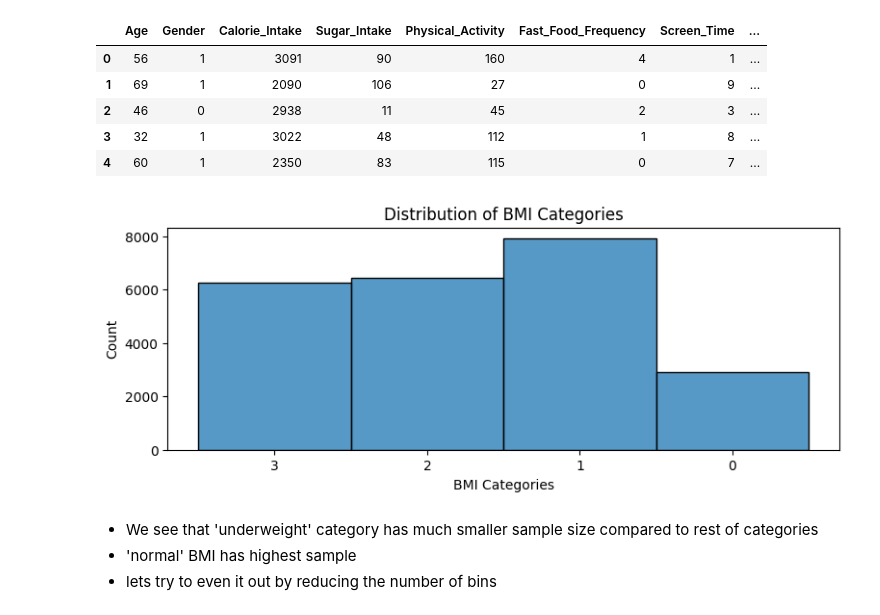
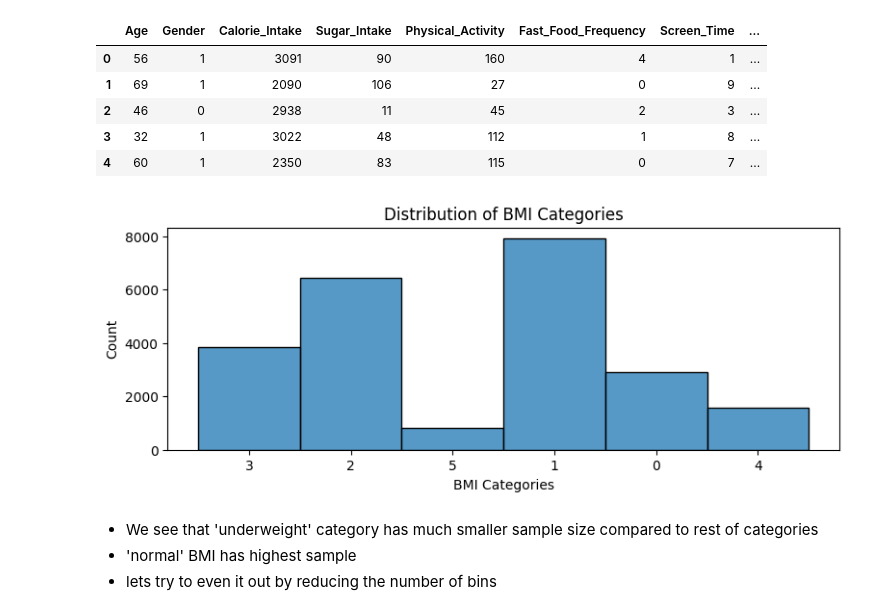
Before and after one commit to Jinyu-Luo/CHL5230, a Jupyter notebook: Datathon_1_BMI_Lily_Edit.ipynb, the cells around one changed output. Drawn from its saved outputs; the diff is of its cells as text; code cells hidden in the pictures.

```diff
--- a/Datathon_1_BMI_Lily_Edit.ipynb
+++ b/Datathon_1_BMI_Lily_Edit.ipynb
@@ -143,9 +144,13 @@ def bmi_categorize(bmi):
   elif 18.5 <= bmi < 25:
     return '1' # normal
   elif 25 <= bmi < 30:
-    return '2' # overweight, moderate risk
+    return '2' # pre-obesity
+  elif 30 <= bmi < 34.9:
+    return '3' # obesity class 1
+  elif 35 <= bmi < 39.9:
+    return '4' # obesity class 2
   else:
-    return '3' # obese, high risk
+    return '5' # obesity class 3
 
 data['BMI_Cat'] = data["BMI"].apply(bmi_categorize)
 data.head()
@@ -159,13 +164,13 @@ data.head()
 # %%
 # looking at distribution of BMI
 plt.figure(figsize=(9,3))
-sns.histplot(data["BMI_Cat"], bins = 4, kde=False)
+sns.histplot(data["BMI_Cat"], bins = 6, kde=False)
 plt.title('Distribution of BMI Categories')
 plt.xlabel('BMI Categories')
 plt.ylabel("Count")
 plt.show()
 # %% [output]
-[figure, old version]
+[figure, new version]
 # %% [markdown]
 - We see that 'underweight' category has much smaller sample size compared to rest of categories
 - 'normal' BMI has highest sample
```
Also changed, not shown: parts of 6 cells of this notebook.
